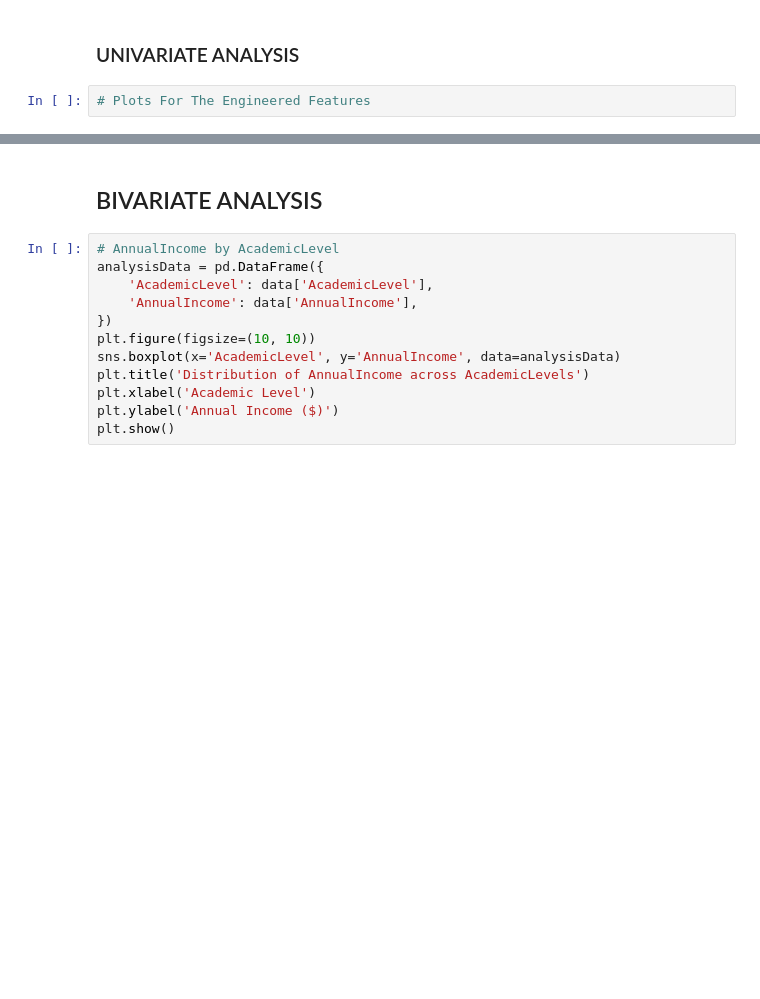
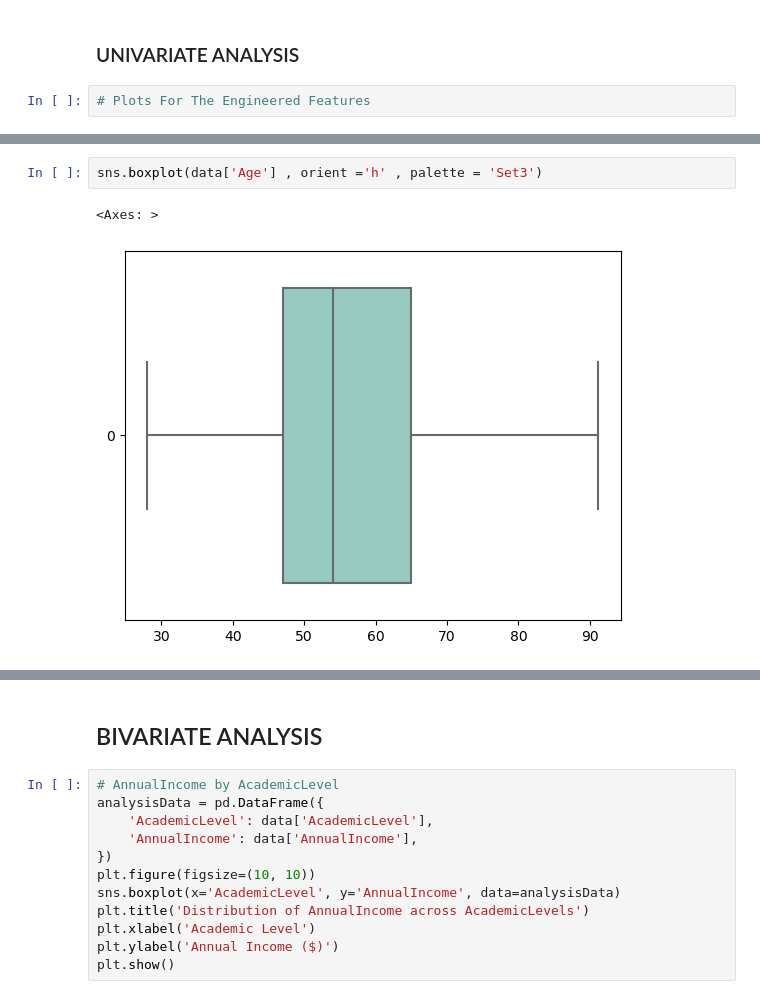
Before and after one commit to OPCODE-Open-Spring-Fest/hidden-consumer-patterns, a Jupyter notebook: notebook.ipynb, the cells around one changed output, grey strips where cells are left out. Saved outputs shown, nothing was run; the diff lists cells and outputs as text; blank space fills up the shorter version.

```diff
--- a/notebook.ipynb
+++ b/notebook.ipynb
@@ -334,0 +372,5 @@ data.head()
+# %%
+sns.boxplot(data['Age'] , orient ='h' , palette = 'Set3')
+# %% [output]
+<Axes: >
+[figure, added]
```
Also changed, not shown: parts of 21 cells of this notebook.
